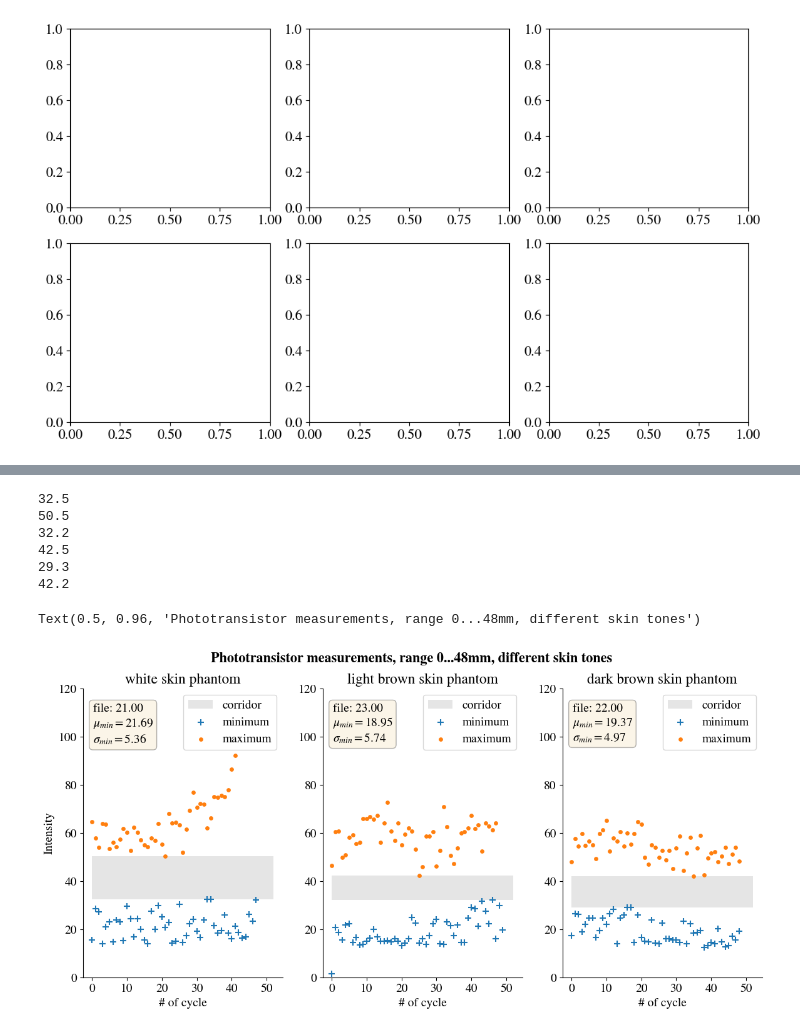
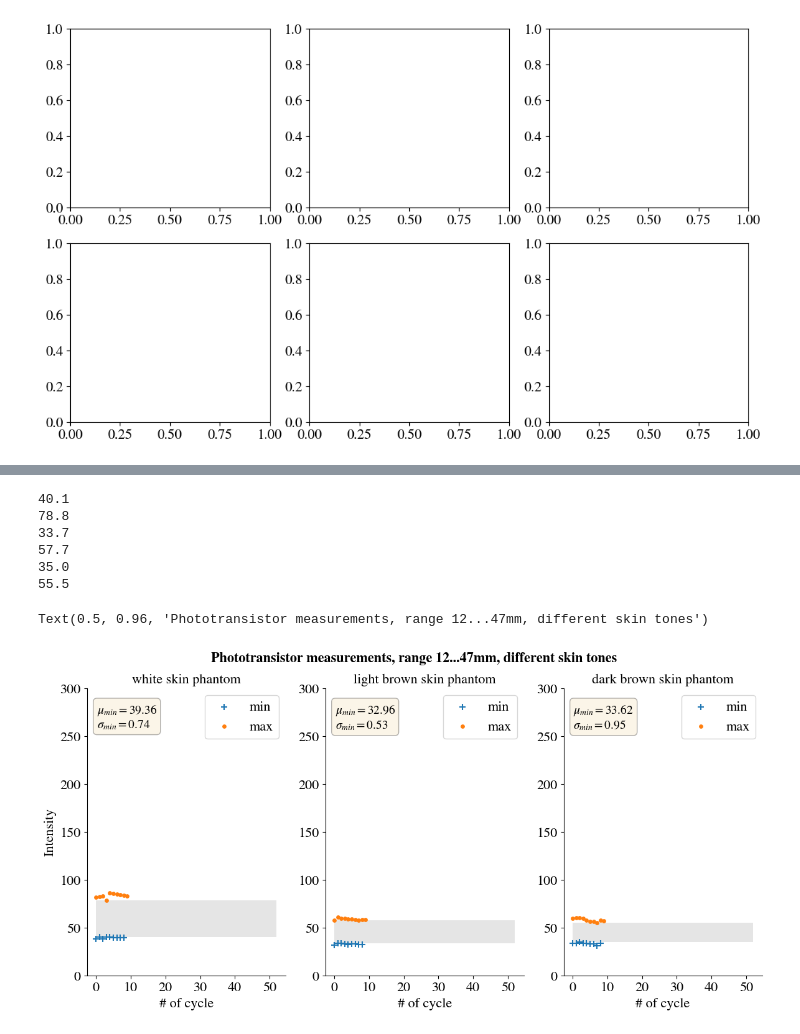
Before and after one commit to annnnna42/Arduino_KDC101_Control_and_Evaluation, a Jupyter notebook: merge/merge_plots.ipynb, the cells around one changed output, grey strips where cells are left out. Drawn from its saved outputs; the diff is of its cells as text; code cells hidden in the pictures.

```diff
--- a/merge/merge_plots.ipynb
+++ b/merge/merge_plots.ipynb
@@ -8,7 +8,7 @@ plt.rcParams['mathtext.fontset'] = 'stix'
 plt.rcParams['font.family'] = 'STIXGeneral'
 plt.rcParams['font.size'] = 14
 
-arg = "0052"
+arg = "0066"
 end = 33.75
 
 
@@ -293,7 +285,9 @@ from scipy.optimize import curve_fit
 
 
 #args = ['0019', '0014', '0015', '0021', '0018', '0022']
-args = ['0021', '0023', '0022']
+#args = ['0021', '0023', '0022']                                             # full range measurement with 470kOhm, 50 rounds
+#args = ['0054', '0056', '0055']                                             # full range measurement with 470kOhm, 50 rounds
+args = ['0058','0060','0062','0057','0059','0061','0063','0064','0065']    # 12...47 mm, compare no/white/IR LED, 10 rounds each
 frames = []
 
 def clean_data_new(data):
@@ -303,7 +297,10 @@ def clean_data_new(data):
     converted_data = []
     for outer in data:
         temp = [outer[0]]  # Keep the first element as it is (already a float)
-        temp.extend(float(inner) for inner in outer[1])  # Convert inner list elements to float and extend the temp list
+        try:
+            temp.extend(float(inner) for inner in outer[1])  # Convert inner list elements to float and extend the temp list
+        except ValueError:
+            continue
         converted_data.append(temp)
 
     # check for invalid entries
@@ -326,8 +323,8 @@ def find_min_max_y(serial_data):
     y_max = []
     y_min = []
 
-    max, _ = find_peaks(serial_data, prominence=5, distance=450)
-    min, _ = find_peaks(-np.array(serial_data), prominence = 5, distance=450)
+    max, _ = find_peaks(serial_data, prominence=5, distance=250)
+    min, _ = find_peaks(-np.array(serial_data), prominence = 5, distance=250)
 
     for i in range(len(max)):
         y_max.append(serial_data[max[i]])
@@ -349,8 +346,12 @@ for arg in range(len(args)):
     # Remove empty points ('')
     data = clean_data_new(data)
 
+    # cut off weird minima in the beginning
+    data = data[100:len(data)]
+
     # transpose data
     data_transposed = list(map(list, zip(*data)))
+
 
     # Find min/max and the y-values (averages)
     x_min, x_max, y_min, y_max = find_min_max_y(data_transposed[2])
@@ -368,6 +369,7 @@ for arg in range(len(args)):
                        'avg': data_transposed[2],
                        'dev': data_transposed[3],
                        'led': data_transposed[4]}
+
     print(len(data_transposed[0]))
 
     pd_data = pd.DataFrame(data=sensor_data)
@@ -420,5 +470,7 @@ for i in range(len(args)):
 # %%
 # Plot difference tape/no tape
+# Plot 1x3 for comparison
+
 import seaborn as sns
 import matplotlib.patches as patches
 
@@ -433,59 +485,57 @@ for i, ax in enumerate(axs.flatten()):
 
 
     textstr = '\n'.join((
-    r'file: %.2f' % ((round(int(args[i]), 0)), ),
     r'$\mu_{min}=%.2f$' % (round(calcs[i][3], 2), ),
     r'$\sigma_{min}=%.2f$' % (round(calcs[i][1], 2), )))
-    # r'$a_{min}=%.2f$' % (calcs[i][5][0], ),
-    # r'$b_{min}=%.2f$' % (calcs[i][5][1], )))
+
 
     # plot lin_reg
     #ax.plot(list(frames[i][2].index), func(list(frames[i][2].index), calcs[i][5][0], calcs[i][5][1]), 'b-', label = '$x * a + b$')
     y_min_temp = np.array(list(frames[i][2].y_min))
     y_max_temp = np.array(list(frames[i][3].y_max))
 
     min_max = y_max_temp.min()
     max_min = y_min_temp.max()
 
     print(y_min_temp.max())
     print(y_max_temp.min())
 
     # ax.add_patch(patches.Rectangle((0,y_min_temp.max()), 52, y_min_temp.max()-y_min_temp.max(),linewidth=0, color='grey', alpha=0.20, label="laser always on", hatch = 'xxxx'))
-    ax.add_patch(patches.Rectangle((0,max_min), 52,min_max-max_min ,linewidth=0, color='grey', alpha=0.20, label="corridor"))
+    ax.add_patch(patches.Rectangle((0,max_min), 52,min_max-max_min ,linewidth=0, color='grey', alpha=0.20))
 
     ax.text(0.05, 0.95, textstr, transform=ax.transAxes, fontsize=14,
         verticalalignment='top', bbox=props)
 
-    ax.scatter(list(frames[i][2].index), list(frames[i][2].y_min), marker = '+', zorder = 2, s=size, label = 'minimum')
-    ax.scatter(list(frames[i][3].index), list(frames[i][3].y_max), marker = '.', zorder = 2, s=size, label = 'maximum')
+    ax.scatter(list(frames[i][2].index), list(frames[i][2].y_min), marker = '+', zorder = 2, s=size, label = 'min')
+    ax.scatter(list(frames[i][3].index), list(frames[i][3].y_max), marker = '.', zorder = 2, s=size, label = 'max')
 
     ax.legend(loc="upper right")
 
     ax.set_xticks([0,10,20,30,40,50])
-    ax.set_ylim([0,120])
+    ax.set_ylim([0,300])
     ax.set(xlabel='# of cycle')
 
     sns.despine()
 
 # # set labels
 axs[0].set(ylabel='Intensity')
 #
 # # set titles
-axs[0].set_title('white skin phantom')
-axs[1].set_title('light brown skin phantom')
-axs[2].set_title('dark brown skin phantom')
+axs[0].set_title('white skin phantom', fontsize=16)
+axs[1].set_title('light brown skin phantom', fontsize=16)
+axs[2].set_title('dark brown skin phantom', fontsize=16)
 
-fig.text(0.5, 0.96, 'Phototransistor measurements, range 0...48mm, different skin tones', va='center', ha='center', rotation='horizontal', fontsize=16, weight='bold')
+fig.text(0.5, 0.96, 'Phototransistor measurements, range 12...47mm, different skin tones', va='center', ha='center', rotation='horizontal', fontsize=16, weight='bold')
 # fig.text(0.04, 0.28, 'With tape', va='center', ha='center', rotation='vertical', fontsize=16)
 # %% [output]
-32.5
-50.5
-32.2
-42.5
-29.3
-42.2
+40.1
+78.8
+33.7
+57.7
+35.0
+55.5
-Text(0.5, 0.96, 'Phototransistor measurements, range 0...48mm, different skin tones')
+Text(0.5, 0.96, 'Phototransistor measurements, range 12...47mm, different skin tones')
-[figure, old version]
+[figure, new version]
 # %%
 fig, axs = plt.subplots(1,3, figsize=(12,6))
 
```
Also changed, not shown: parts of 6 cells of this notebook.
